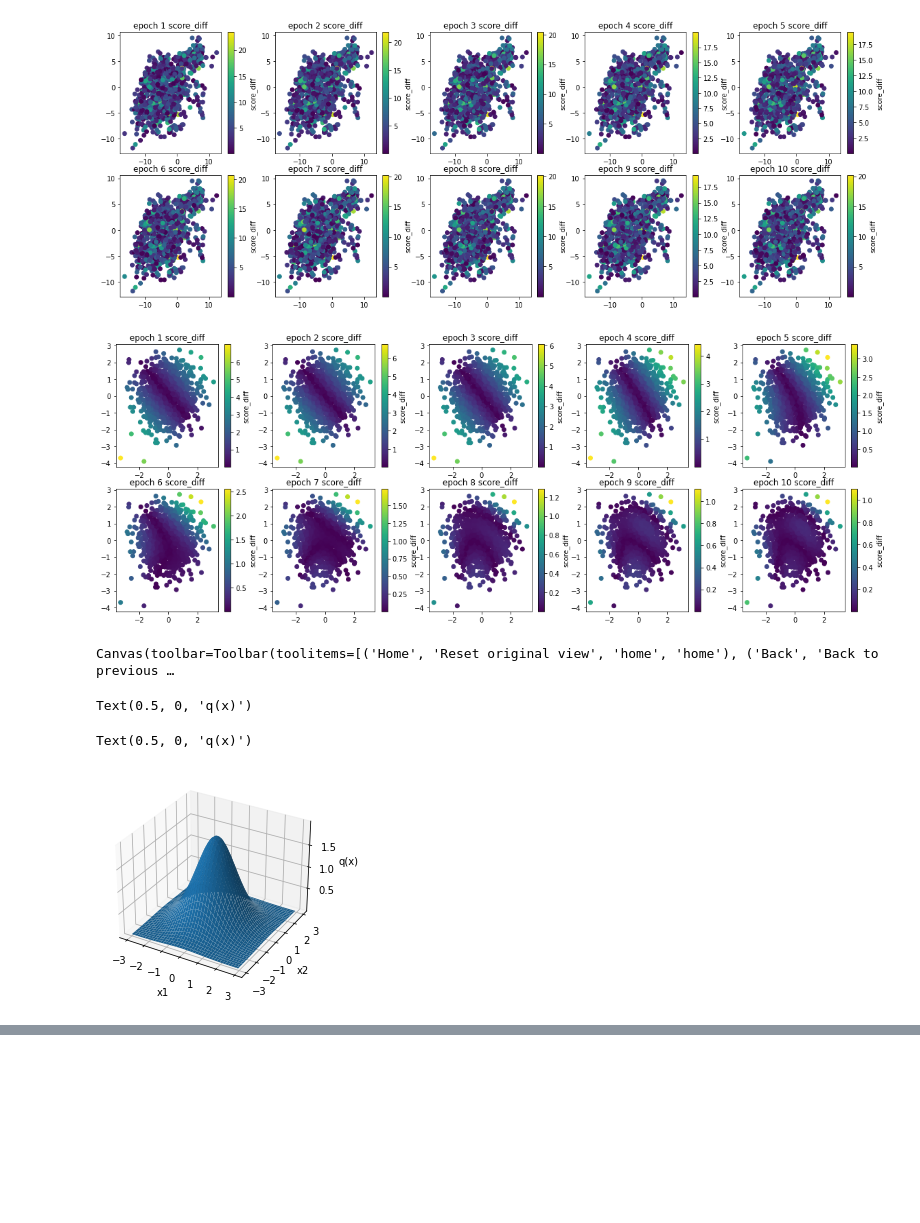
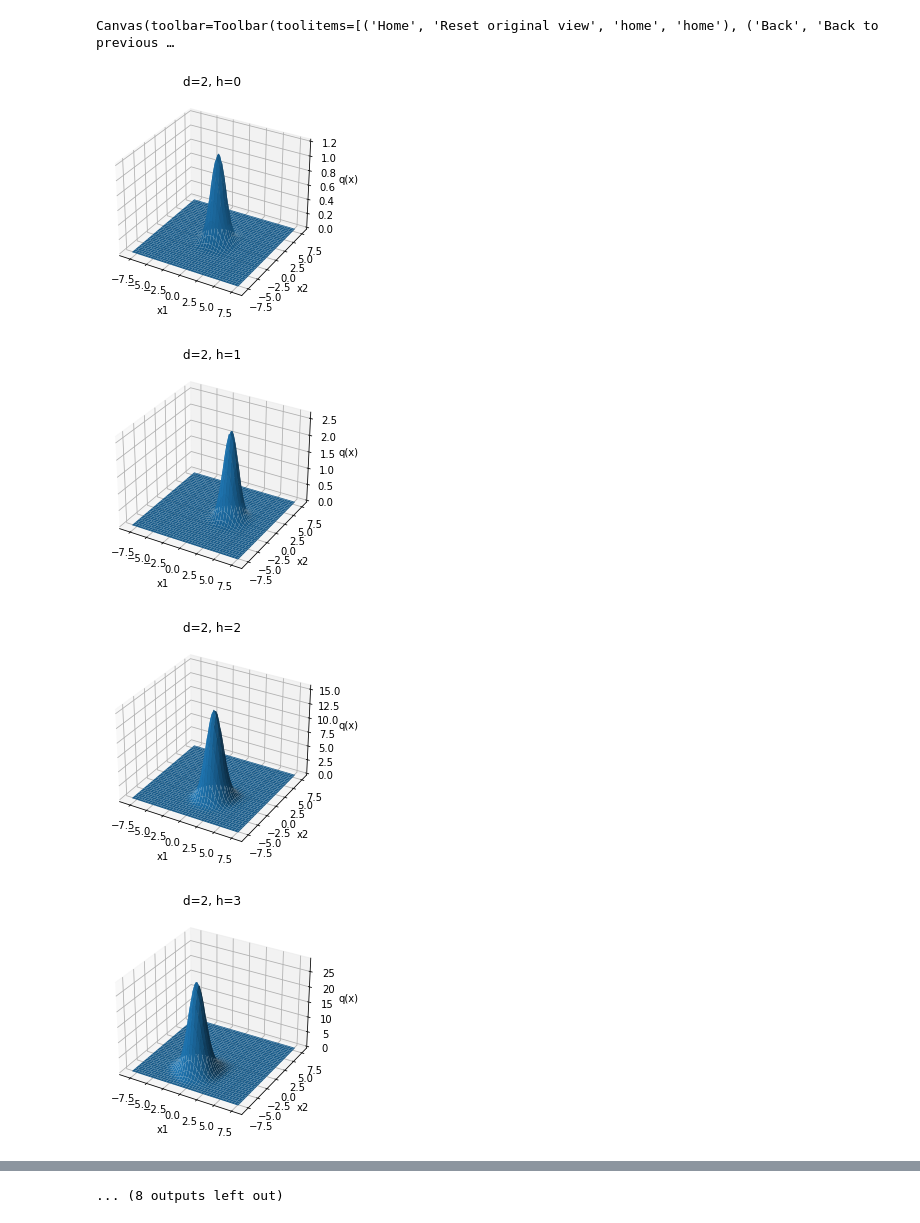
Before and after one commit to joshcbrown/Vacation-Scholarship-2022, a Jupyter notebook: visualisations.ipynb, the cells around one changed output, grey strips where cells are left out. Saved outputs shown, nothing was run; the diff lists cells and outputs as text; code cells hidden in the pictures; blank space fills up the shorter version.

```diff
--- a/visualisations.ipynb
+++ b/visualisations.ipynb
@@ -37,8 +10,0 @@ run the following cells after having run score_matching.py on modes of 'density'
-# %%
-plot_all('score_diff', 'outputs/density/', 'density gbrbm')
-# %% [output]
-[figure, removed]
-# %%
-plot_all('score_diff', 'outputs/score/', 'score swish')
-# %% [output]
-[figure, removed]
@@ -57,35 +11,9 @@ score_diff = ((scores - theoretical) ** 2).sum(1).reshape(X.shape)
-# %%
-# visualising with score difference as fourth dimension - doesn't really workmost of the time since the score approximation is quite good everywhere
-%matplotlib widget
-model = torch.load('model.pt')
-model.eval()
-
-fig = plt.figure()
-ax = fig.add_subplot(projection='3d')
-zs = vector.detach().numpy()
-Z = zs.reshape(X.shape)
-
-# colour with score_diff
-minn, maxx = score_diff.min(), score_diff.max()
-norm = matplotlib.colors.Normalize(minn, maxx)
-m = plt.cm.ScalarMappable(norm=norm, cmap='Reds')
-m.set_array([])
-fcolors = m.to_rgba(score_diff.detach().numpy())
-
-ax.plot_surface(X, Y, np.exp(Z), rstride=1, cstride=1, facecolors=fcolors, vmin=minn, vmax=maxx, shade=False)
-
-ax.set_xlabel('x1')
-ax.set_ylabel('x2')
-ax.set_zlabel('q(x)')
-# %% [output]
-Canvas(toolbar=Toolbar(toolitems=[('Home', 'Reset original view', 'home', 'home'), ('Back', 'Back to previous …
-Text(0.5, 0, 'q(x)')
 # %%
-model = torch.load('model.pt')
+%matplotlib widget
+model = torch.load('outputs/density/29.pt')
 model.eval()
 
-
-x = y = np.arange(-3.0, 3.0, 0.05)
+x = y = np.arange(-3, 3, 0.1)
 X, Y = np.meshgrid(x, y)
 data = torch.Tensor(np.stack((np.ravel(X), np.ravel(Y)), axis=1))
 zs = model(data).detach().numpy()
@@ -98,7 +26,35 @@ ax.plot_surface(X, Y, np.exp(Z))
 
 ax.set_xlabel('x1')
 ax.set_ylabel('x2')
-ax.set_zlabel('q(x)')
+ax.set_zlabel(r'h(x|θ)')
+plt.savefig('outputs/gaussian.png')
 # %% [output]
-Text(0.5, 0, 'q(x)')
+Canvas(toolbar=Toolbar(toolitems=[('Home', 'Reset original view', 'home', 'home'), ('Back', 'Back to previous …
-[figure, removed]
+# %%
+for i in range(20):
+    model = torch.load(f'outputs/all_h/{i}.pt')
+    model.eval()
+
+
+    x = y = np.arange(-8, 8, 0.2)
+    X, Y = np.meshgrid(x, y)
+    data = torch.Tensor(np.stack((np.ravel(X), np.ravel(Y)), axis=1))
+    zs = model(data).detach().numpy()
+    Z = zs.reshape(X.shape)
+
+
+    fig = plt.figure()
+    ax = fig.add_subplot(projection='3d')
+    ax.plot_surface(X, Y, np.exp(Z))
+
+    ax.set_xlabel('x1')
+    ax.set_ylabel('x2')
+    ax.set_zlabel('q(x)')
+    ax.set_title(f'd=2, h={i}')
+
+    plt.savefig(f'outputs/all_h/{i}.png')
+# %% [output]
+[figure, added]
+[figure, added]
+[figure, added]
+[figure, added]
@@ -104,0 +69 @@ Text(0.5, 0, 'q(x)')
+... (8 outputs left out)
```
Also changed, not shown: parts of 7 cells of this notebook, 3 other files.
